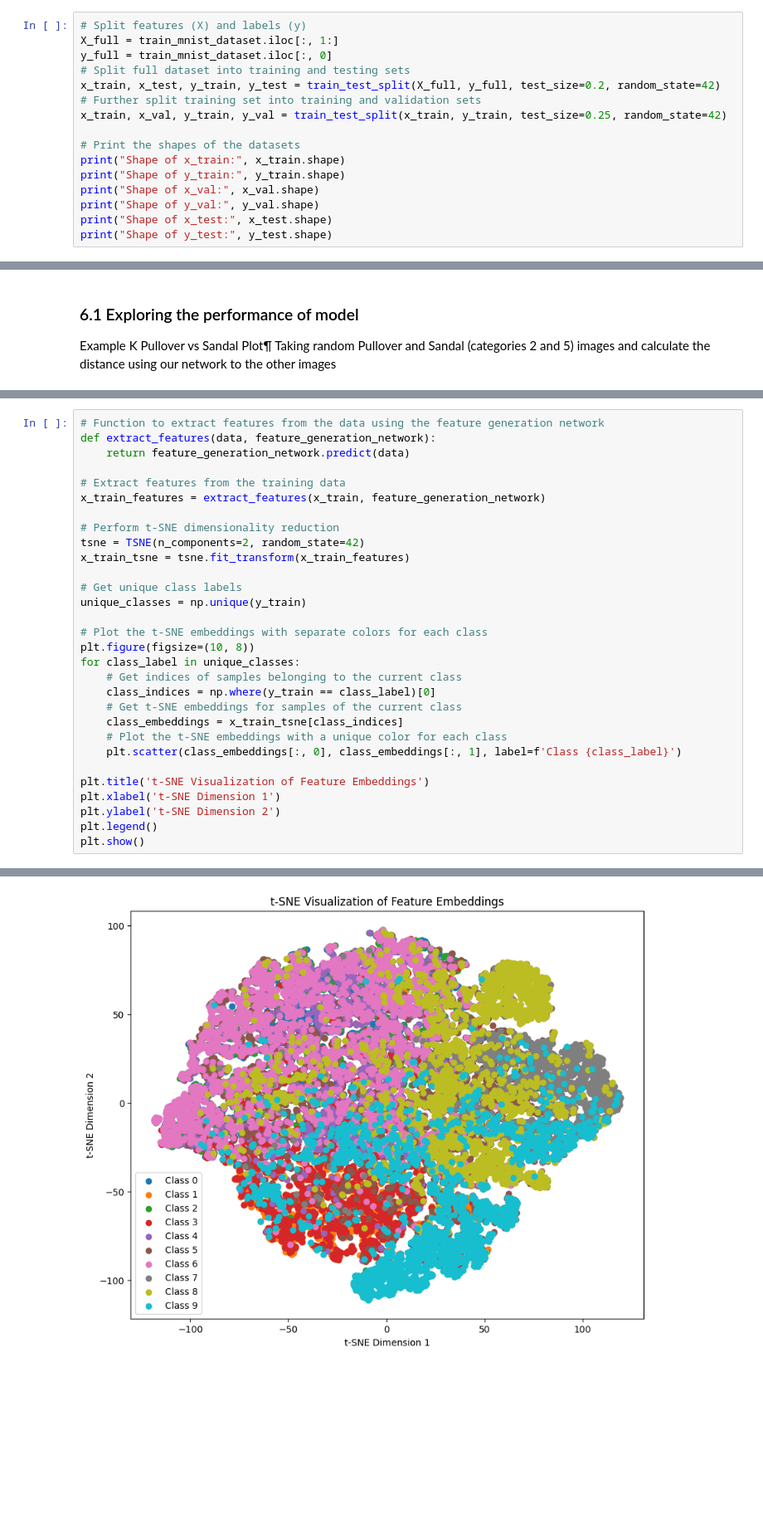
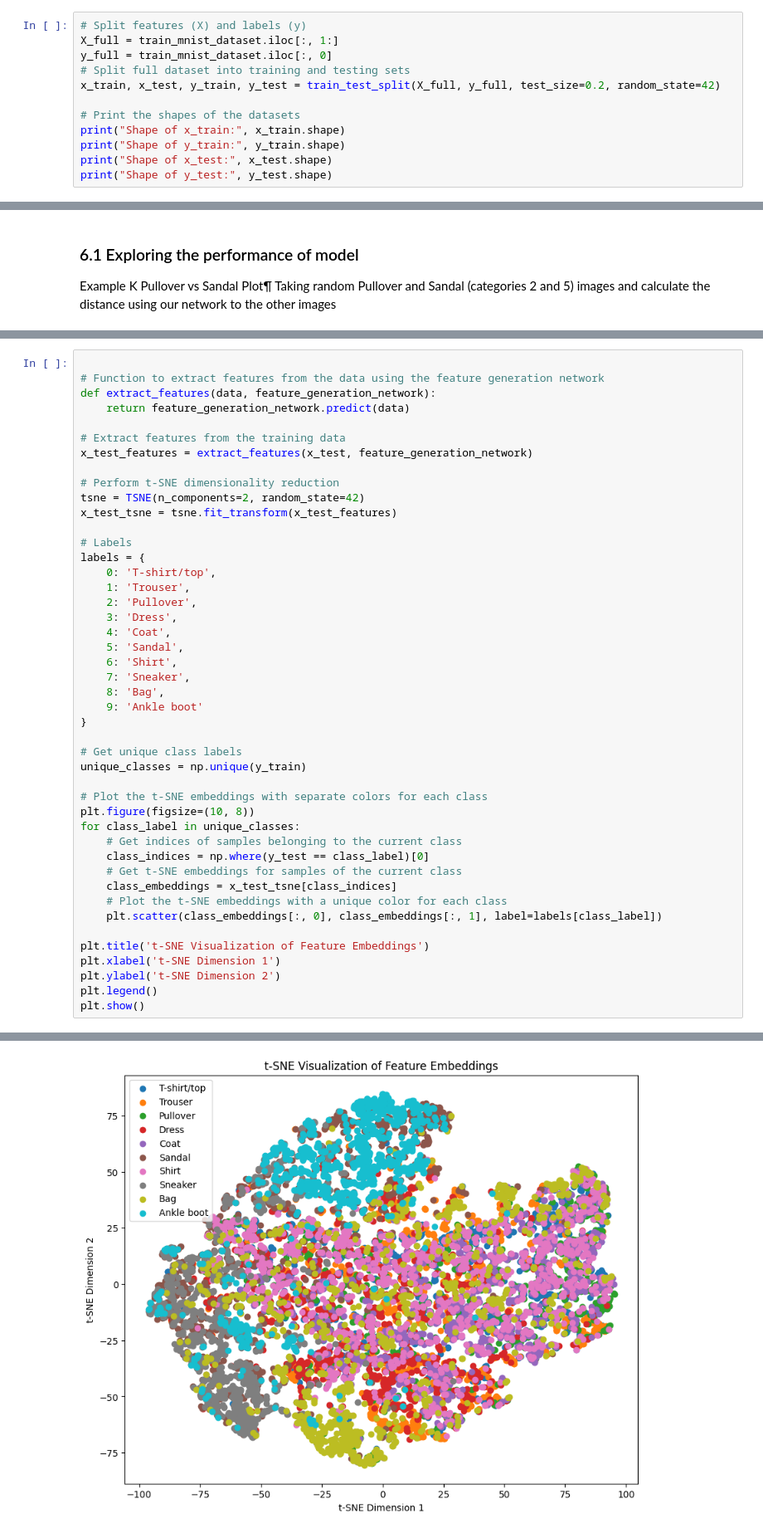
Before and after one commit to Yujata22/Siamese_NN, a Jupyter notebook: Image_Similarity_Siamese_NN.ipynb, the cells around one changed output, grey strips where cells are left out. Shown: that part at 83% size. Drawn from its saved outputs; the diff is of its cells as text; blank space fills up the shorter version.

```diff
--- a/Image_Similarity_Siamese_NN.ipynb
+++ b/Image_Similarity_Siamese_NN.ipynb
@@ -81,14 +64,10 @@ X_full = train_mnist_dataset.iloc[:, 1:]
 y_full = train_mnist_dataset.iloc[:, 0]
 # Split full dataset into training and testing sets
 x_train, x_test, y_train, y_test = train_test_split(X_full, y_full, test_size=0.2, random_state=42)
-# Further split training set into training and validation sets
-x_train, x_val, y_train, y_val = train_test_split(x_train, y_train, test_size=0.25, random_state=42)
 
 # Print the shapes of the datasets
 print("Shape of x_train:", x_train.shape)
 print("Shape of y_train:", y_train.shape)
-print("Shape of x_val:", x_val.shape)
-print("Shape of y_val:", y_val.shape)
 print("Shape of x_test:", x_test.shape)
 print("Shape of y_test:", y_test.shape)
 # %% [output]
@@ -574,14 +569,29 @@ it roughly corresponds to the groups. We use the test data for this example as w
 # %%
+
 # Function to extract features from the data using the feature generation network
 def extract_features(data, feature_generation_network):
     return feature_generation_network.predict(data)
 
 # Extract features from the training data
-x_train_features = extract_features(x_train, feature_generation_network)
+x_test_features = extract_features(x_test, feature_generation_network)
 
 # Perform t-SNE dimensionality reduction
 tsne = TSNE(n_components=2, random_state=42)
-x_train_tsne = tsne.fit_transform(x_train_features)
+x_test_tsne = tsne.fit_transform(x_test_features)
+
+# Labels
+labels = {
+    0: 'T-shirt/top',
+    1: 'Trouser',
+    2: 'Pullover',
+    3: 'Dress',
+    4: 'Coat',
+    5: 'Sandal',
+    6: 'Shirt',
+    7: 'Sneaker',
+    8: 'Bag',
+    9: 'Ankle boot'
+}
 
 # Get unique class labels
 unique_classes = np.unique(y_train)
@@ -590,11 +600,11 @@ unique_classes = np.unique(y_train)
 plt.figure(figsize=(10, 8))
 for class_label in unique_classes:
     # Get indices of samples belonging to the current class
-    class_indices = np.where(y_train == class_label)[0]
+    class_indices = np.where(y_test == class_label)[0]
     # Get t-SNE embeddings for samples of the current class
-    class_embeddings = x_train_tsne[class_indices]
+    class_embeddings = x_test_tsne[class_indices]
     # Plot the t-SNE embeddings with a unique color for each class
-    plt.scatter(class_embeddings[:, 0], class_embeddings[:, 1], label=f'Class {class_label}')
+    plt.scatter(class_embeddings[:, 0], class_embeddings[:, 1], label=labels[class_label])
 
 plt.title('t-SNE Visualization of Feature Embeddings')
 plt.xlabel('t-SNE Dimension 1')
@@ -606 +616 @@ plt.show()
-[figure, old version]
+[figure, new version]
```
Also changed, not shown: parts of 14 cells of this notebook, 1 other file.
